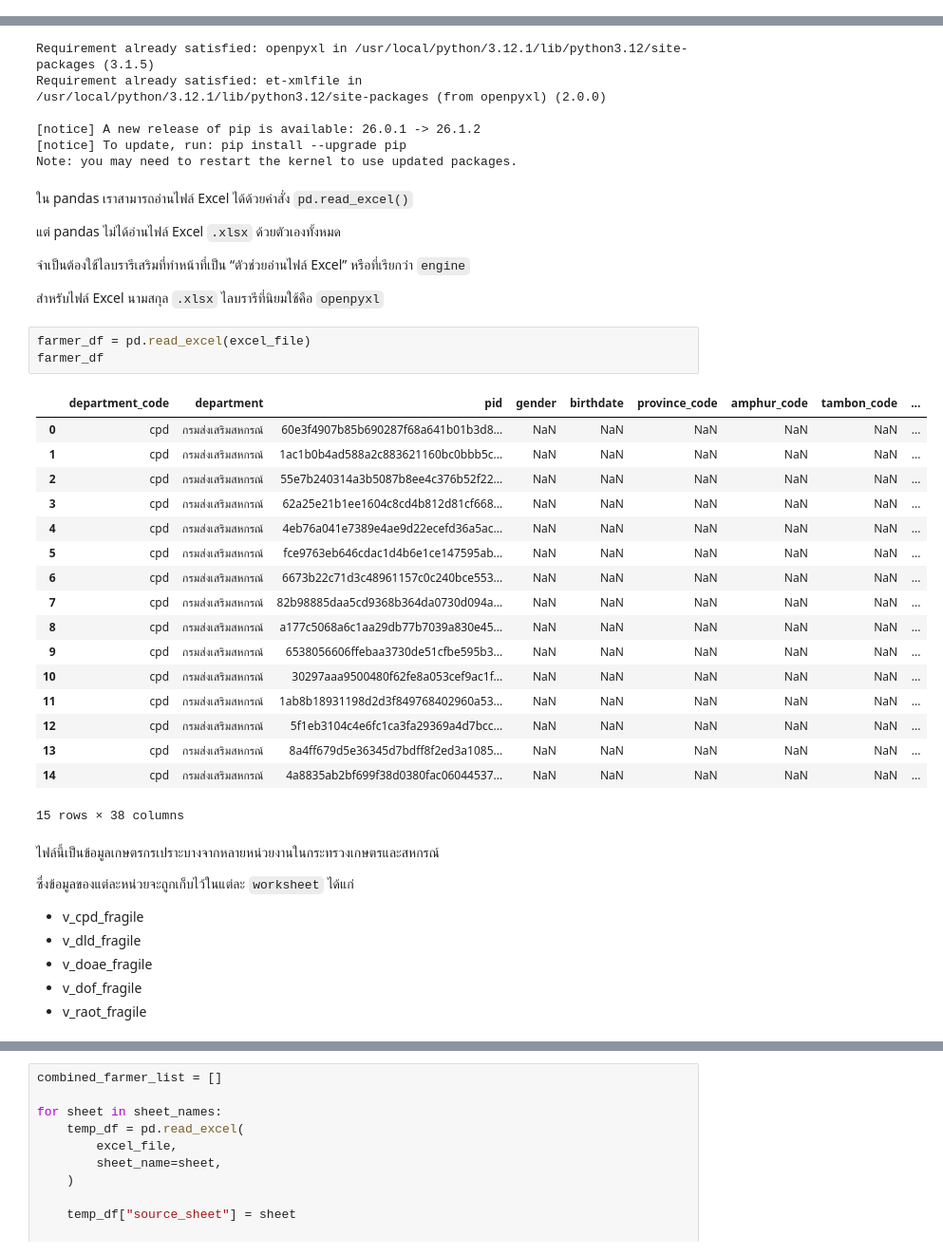
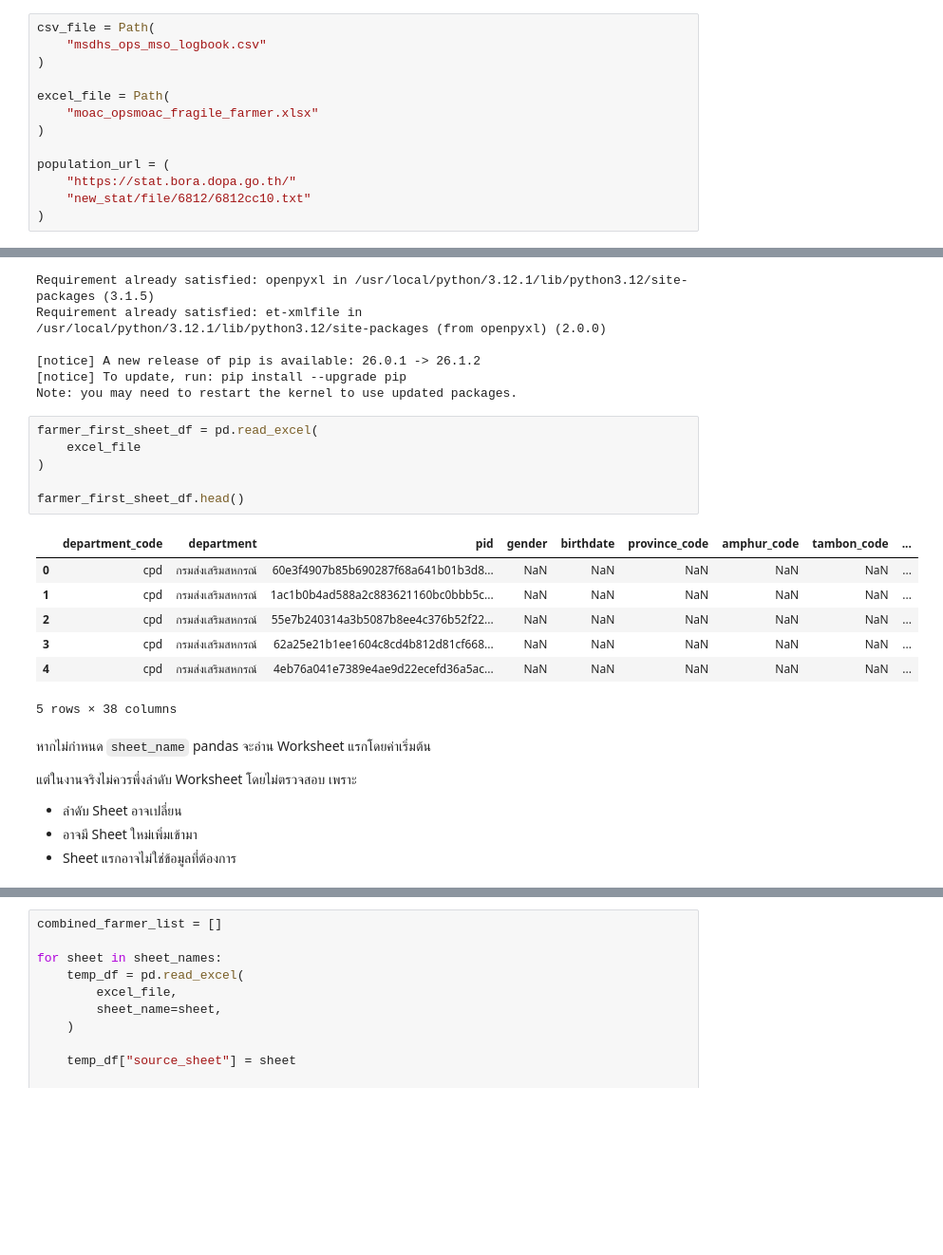
Before and after one commit to vivatbdi/MSDHS_OJT, a Jupyter notebook: py-jupyter_docker/course/day3/08_pandas_ingestion.ipynb, the cells around one changed output, grey strips where cells are left out. Shown at 95% size. Drawn from its saved outputs; the diff is of its cells as text; blank space fills up the shorter version.

```diff
--- a/py-jupyter_docker/course/day3/08_pandas_ingestion.ipynb
+++ b/py-jupyter_docker/course/day3/08_pandas_ingestion.ipynb
@@ -92,0 +75,13 @@ text_file_url = "https://stat.bora.dopa.go.th/new_stat/file/6812/6812cc10.txt"
+# %%
+csv_file = Path(
+    "msdhs_ops_mso_logbook.csv"
+)
+
+excel_file = Path(
+    "moac_opsmoac_fragile_farmer.xlsx"
+)
+
+population_url = (
+    "https://stat.bora.dopa.go.th/"
+    "new_stat/file/6812/6812cc10.txt"
+)
@@ -310,42 +454,25 @@ Requirement already satisfied: et-xmlfile in /usr/local/python/3.12.1/lib/python
 [notice] A new release of pip is available: 26.0.1 -> 26.1.2
 [notice] To update, run: pip install --upgrade pip
 Note: you may need to restart the kernel to use updated packages.
-# %% [markdown]
-ใน pandas เราสามารถอ่านไฟล์ Excel ได้ด้วยคำสั่ง `pd.read_excel()`
-
-แต่ pandas ไม่ได้อ่านไฟล์ Excel `.xlsx` ด้วยตัวเองทั้งหมด
-
-จำเป็นต้องใช้ไลบรารีเสริมที่ทำหน้าที่เป็น “ตัวช่วยอ่านไฟล์ Excel” หรือที่เรียกว่า `engine`
-
-สำหรับไฟล์ Excel นามสกุล `.xlsx` ไลบรารีที่นิยมใช้คือ `openpyxl`
 # %%
-farmer_df = pd.read_excel(excel_file)
-farmer_df
+farmer_first_sheet_df = pd.read_excel(
+    excel_file
+)
+
+farmer_first_sheet_df.head()
 # %% [output]
 |  | department_code | department | pid | gender | birthdate | province_code | amphur_code | tambon_code | ... |
 | 0 | cpd | กรมส่งเสริมสหกรณ์ | 60e3f4907b85b690287f68a641b01b3d8... | NaN | NaN | NaN | NaN | NaN | ... |
 | 1 | cpd | กรมส่งเสริมสหกรณ์ | 1ac1b0b4ad588a2c883621160bc0bbb5c... | NaN | NaN | NaN | NaN | NaN | ... |
 | 2 | cpd | กรมส่งเสริมสหกรณ์ | 55e7b240314a3b5087b8ee4c376b52f22... | NaN | NaN | NaN | NaN | NaN | ... |
 | 3 | cpd | กรมส่งเสริมสหกรณ์ | 62a25e21b1ee1604c8cd4b812d81cf668... | NaN | NaN | NaN | NaN | NaN | ... |
 | 4 | cpd | กรมส่งเสริมสหกรณ์ | 4eb76a041e7389e4ae9d22ecefd36a5ac... | NaN | NaN | NaN | NaN | NaN | ... |
-| 5 | cpd | กรมส่งเสริมสหกรณ์ | fce9763eb646cdac1d4b6e1ce147595ab... | NaN | NaN | NaN | NaN | NaN | ... |
-| 6 | cpd | กรมส่งเสริมสหกรณ์ | 6673b22c71d3c48961157c0c240bce553... | NaN | NaN | NaN | NaN | NaN | ... |
-| 7 | cpd | กรมส่งเสริมสหกรณ์ | 82b98885daa5cd9368b364da0730d094a... | NaN | NaN | NaN | NaN | NaN | ... |
-| 8 | cpd | กรมส่งเสริมสหกรณ์ | a177c5068a6c1aa29db77b7039a830e45... | NaN | NaN | NaN | NaN | NaN | ... |
-| 9 | cpd | กรมส่งเสริมสหกรณ์ | 6538056606ffebaa3730de51cfbe595b3... | NaN | NaN | NaN | NaN | NaN | ... |
-| 10 | cpd | กรมส่งเสริมสหกรณ์ | 30297aaa9500480f62fe8a053cef9ac1f... | NaN | NaN | NaN | NaN | NaN | ... |
-| 11 | cpd | กรมส่งเสริมสหกรณ์ | 1ab8b18931198d2d3f849768402960a53... | NaN | NaN | NaN | NaN | NaN | ... |
-| 12 | cpd | กรมส่งเสริมสหกรณ์ | 5f1eb3104c4e6fc1ca3fa29369a4d7bcc... | NaN | NaN | NaN | NaN | NaN | ... |
-| 13 | cpd | กรมส่งเสริมสหกรณ์ | 8a4ff679d5e36345d7bdff8f2ed3a1085... | NaN | NaN | NaN | NaN | NaN | ... |
-| 14 | cpd | กรมส่งเสริมสหกรณ์ | 4a8835ab2bf699f38d0380fac06044537... | NaN | NaN | NaN | NaN | NaN | ... |
-15 rows × 38 columns
+5 rows × 38 columns
 # %% [markdown]
-ไฟล์นี้เป็นข้อมูลเกษตรกรเปราะบางจากหลายหน่วยงานในกระทรวงเกษตรและสหกรณ์
+หากไม่กำหนด `sheet_name` pandas จะอ่าน Worksheet แรกโดยค่าเริ่มต้น
 
-ซึ่งข้อมูลของแต่ละหน่วยจะถูกเก็บไว้ในแต่ละ `worksheet` ได้แก่
+แต่ในงานจริงไม่ควรพึ่งลำดับ Worksheet โดยไม่ตรวจสอบ เพราะ
 
-- v_cpd_fragile
-- v_dld_fragile
-- v_doae_fragile
-- v_dof_fragile
-- v_raot_fragile
+- ลำดับ Sheet อาจเปลี่ยน
+- อาจมี Sheet ใหม่เพิ่มเข้ามา
+- Sheet แรกอาจไม่ใช่ข้อมูลที่ต้องการ
```
Also changed, not shown: parts of 159 cells of this notebook.
